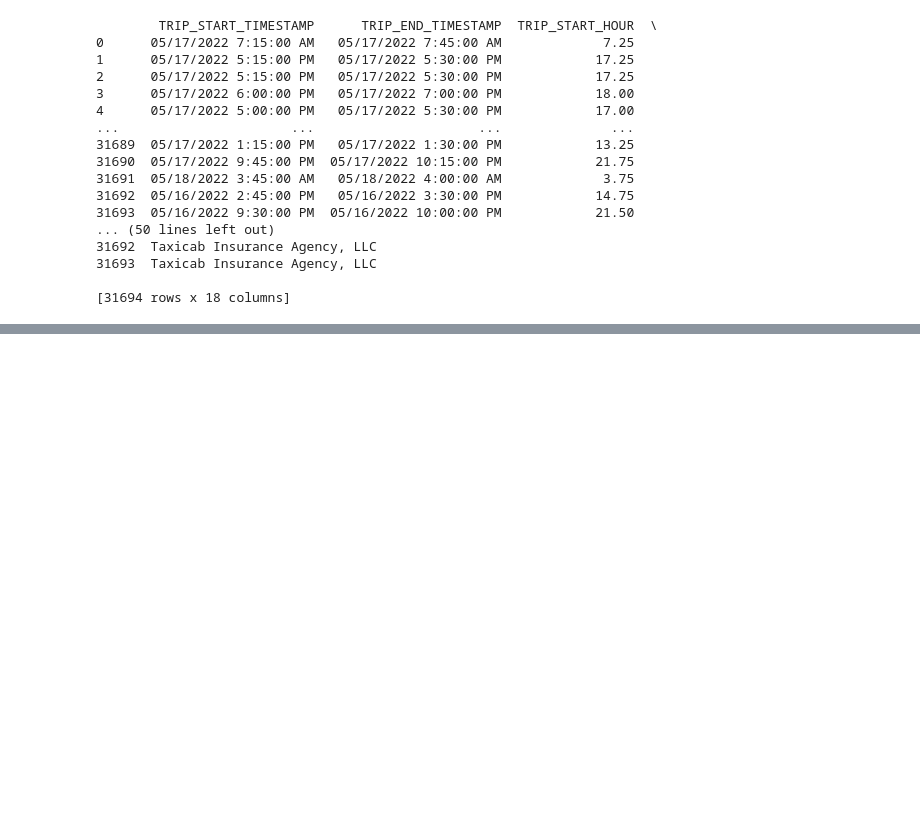
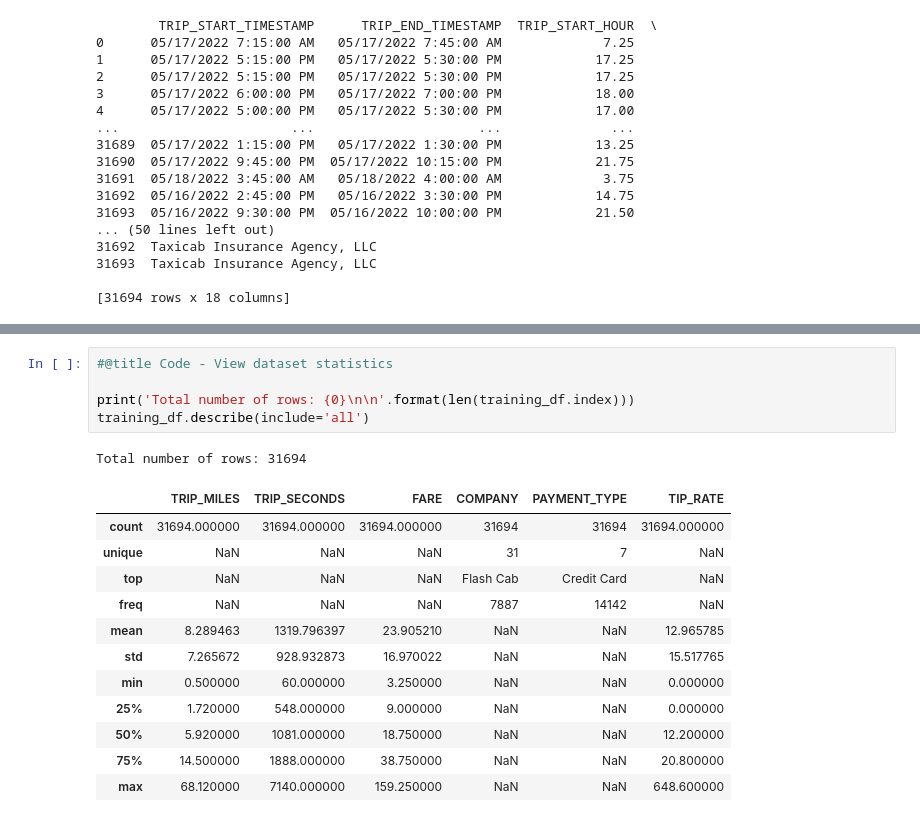
Before and after one commit to fotomain/py_labs_ai_crash_course, a Jupyter notebook: ai_taxi1.ipynb, the cells around one changed output, grey strips where cells are left out. Cells and saved outputs as stored; diff of their text form; blank space fills up the shorter version.

```diff
--- a/ai_taxi1.ipynb
+++ b/ai_taxi1.ipynb
@@ -67,0 +93,19 @@ print(chicago_taxi_dataset)
+# %%
+#@title Code - View dataset statistics
+
+print('Total number of rows: {0}\n\n'.format(len(training_df.index)))
+training_df.describe(include='all')
+# %% [output]
+Total number of rows: 31694
+|  | TRIP_MILES | TRIP_SECONDS | FARE | COMPANY | PAYMENT_TYPE | TIP_RATE |
+| count | 31694.000000 | 31694.000000 | 31694.000000 | 31694 | 31694 | 31694.000000 |
+| unique | NaN | NaN | NaN | 31 | 7 | NaN |
+| top | NaN | NaN | NaN | Flash Cab | Credit Card | NaN |
+| freq | NaN | NaN | NaN | 7887 | 14142 | NaN |
+| mean | 8.289463 | 1319.796397 | 23.905210 | NaN | NaN | 12.965785 |
+| std | 7.265672 | 928.932873 | 16.970022 | NaN | NaN | 15.517765 |
+| min | 0.500000 | 60.000000 | 3.250000 | NaN | NaN | 0.000000 |
+| 25% | 1.720000 | 548.000000 | 9.000000 | NaN | NaN | 0.000000 |
+| 50% | 5.920000 | 1081.000000 | 18.750000 | NaN | NaN | 12.200000 |
+| 75% | 14.500000 | 1888.000000 | 38.750000 | NaN | NaN | 20.800000 |
+| max | 68.120000 | 7140.000000 | 159.250000 | NaN | NaN | 648.600000 |
```
Also changed, not shown: parts of 2 cells of this notebook.
